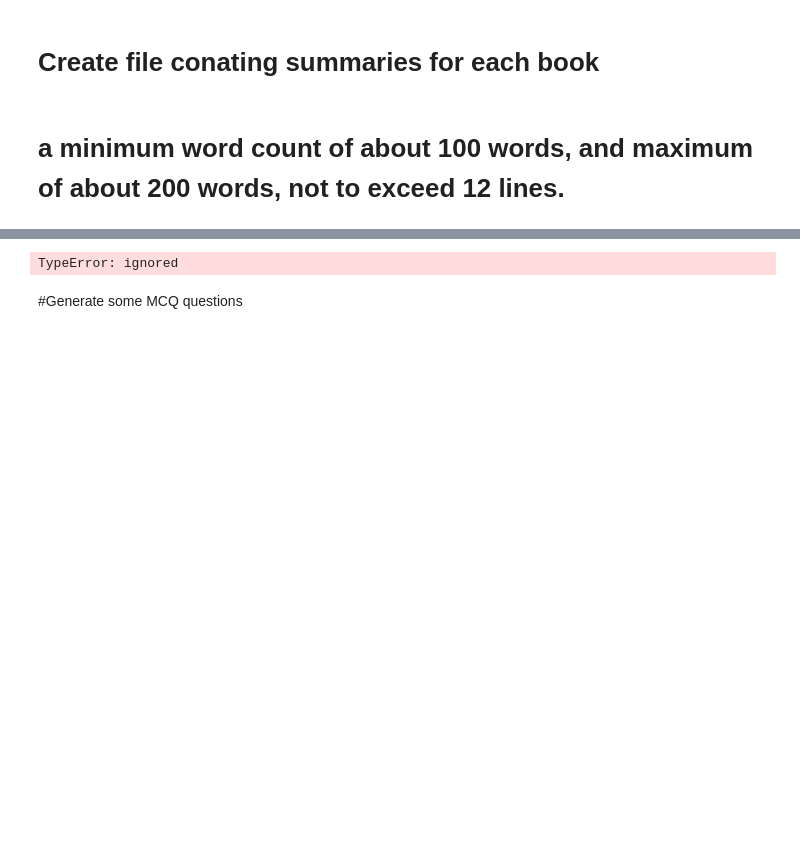
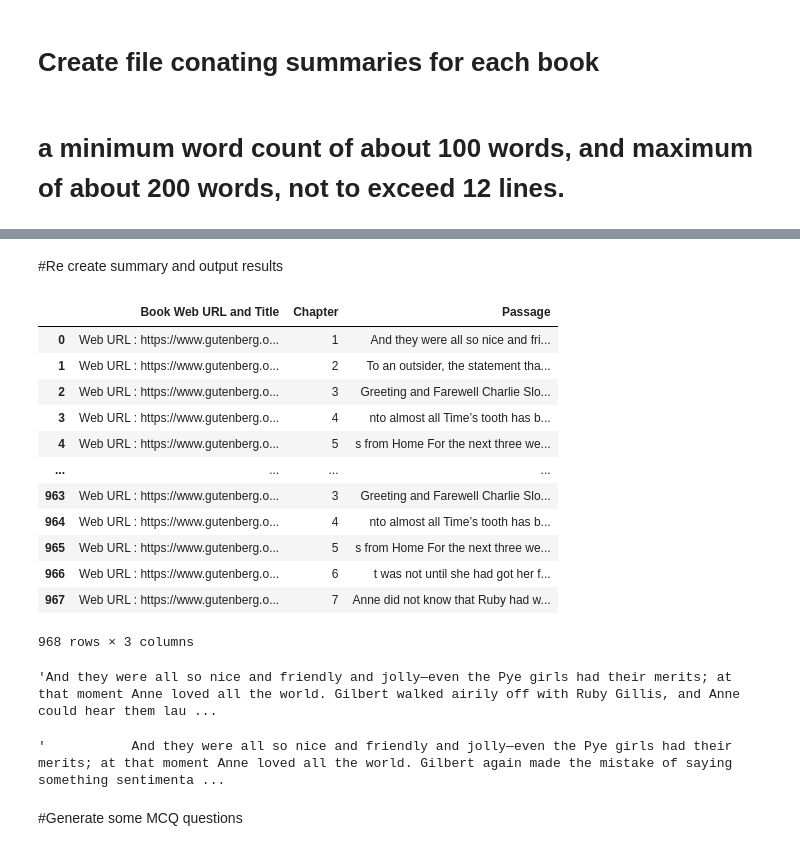
Before and after one commit to yaolihua081/AIG_PC, a Jupyter notebook: ReadEbooks_BERT_GPT_XLNET_Summary_MCQ_FAQ_08162021.ipynb, the cells around one changed output, grey strips where cells are left out. Drawn from its saved outputs; the diff is of its cells as text; code cells hidden in the pictures; blank space fills up the shorter version.

```diff
--- a/ReadEbooks_BERT_GPT_XLNET_Summary_MCQ_FAQ_08162021.ipynb
+++ b/ReadEbooks_BERT_GPT_XLNET_Summary_MCQ_FAQ_08162021.ipynb
@@ -318,16 +353,8 @@ Mounted at /content/gdrive
 # %%
-summarizeratio=0.2
+
 num_sentences=12
-summarizeratio=0.2
-separators=['Chapter','CHAPTER','Letter','I.','II.','III.''IV.','V.','VI.','VII.','VIII.']
-for i in range(40):
-  i=i+1
-  ls1='Chapter '+ str(i)
-  ls2='CHAPTER ' +str(i)
-  ls2='Letter ' +str(i)
-  separators.append(ls1)
-  separators.append(ls2)
+summarizeratio=0.5
+separators=['Chapter','CHAPTER','Letter','I','II','III''IV','V','VI','VII','VIII']
+
 fileout="/content/gdrive/My Drive/Result/BertSummary"+str(summarizeratio)+".txt"
 BertSummary(dat=booklist, min_length=100, max_length=200, num_sentences=12, ratio=summarizeratio,fileout=fileout,separators=separators)
-# %% [output]
-TypeError: ignored
@@ -333,0 +389,44 @@ TypeError: ignored
+# %% [markdown]
+#Re create summary and output results
+# %%
+def split_doc(filein,min_length):
+  fileObject = open(filein, "r")
+  dat = fileObject.read()
+  df=pd.DataFrame()
+  urls = re.findall('(?:(?:https?|ftp):\/\/)[\w/\-?=%.]+\.[\w/\-&?=%.]+', dat)
+  L=len(urls)
+  data1=dat.split('Web URL')
+  for i in range(L):
+    data2=data1[i].split('Chapter')
+    title_link="Web URL"+str(data2[0])
+    data3=[x for x in data2[1:] if len(x)>min_length]
+    J=len(data3) #number of passages that will be used to create questions
+    for j in range(J):
+      text=data3[j].replace("Passage", " ")
+      text=text.replace(':'," ")
+      pattern=r'([\d]{1,2})'
+      temp=re.findall(pattern,text) #chapter number
+      text=text.replace(temp[0],"")
+      text=text.replace('\n\n'," ")
+      df=df.append(pd.Series([title_link,temp[0], text]),ignore_index=True)
+  df.columns=['Book Web URL and Title','Chapter', 'Passage']
+  return df
+summarizeratio=1
+filein="/content/gdrive/My Drive/Result/BertSummaryLarge"+str(summarizeratio)+".txt"
+df=split_doc(filein,min_length=100)
+# %%
+df
+# %% [output]
+|  | Book Web URL and Title | Chapter | Passage |
+| 0 | Web URL : https://www.gutenberg.o... | 1 | And they were all so nice and fri... |
+| 1 | Web URL : https://www.gutenberg.o... | 2 | To an outsider, the statement tha... |
+| 2 | Web URL : https://www.gutenberg.o... | 3 | Greeting and Farewell Charlie Slo... |
+| 3 | Web URL : https://www.gutenberg.o... | 4 | nto almost all Time’s tooth has b... |
+| 4 | Web URL : https://www.gutenberg.o... | 5 | s from Home For the next three we... |
+| ... | ... | ... | ... |
+| 963 | Web URL : https://www.gutenberg.o... | 3 | Greeting and Farewell Charlie Slo... |
+| 964 | Web URL : https://www.gutenberg.o... | 4 | nto almost all Time’s tooth has b... |
+| 965 | Web URL : https://www.gutenberg.o... | 5 | s from Home For the next three we... |
+| 966 | Web URL : https://www.gutenberg.o... | 6 | t was not until she had got her f... |
+| 967 | Web URL : https://www.gutenberg.o... | 7 | Anne did not know that Ruby had w... |
+968 rows × 3 columns
@@ -334,3 +462,11 @@ TypeError: ignored
+# %%
+df['BertSummary'][0]
+# %% [output]
+'And they were all so nice and friendly and jolly—even the Pye girls had their merits; at that moment Anne loved all the world. Gilbert walked airily off with Ruby Gillis, and Anne could hear them lau ...
+# %%
+df['Passage'][0]
+# %% [output]
+'           And they were all so nice and friendly and jolly—even the Pye girls had their merits; at that moment Anne loved all the world. Gilbert again made the mistake of saying something sentimenta ...
 # %% [markdown]
 #Generate some MCQ questions
 # %%
```
Also changed, not shown: parts of 30 cells of this notebook.
